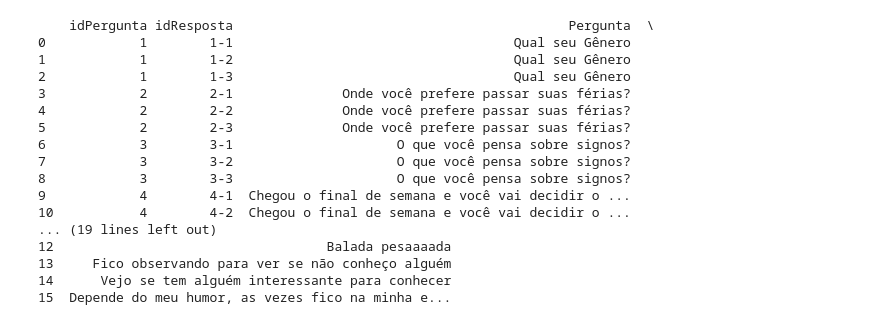
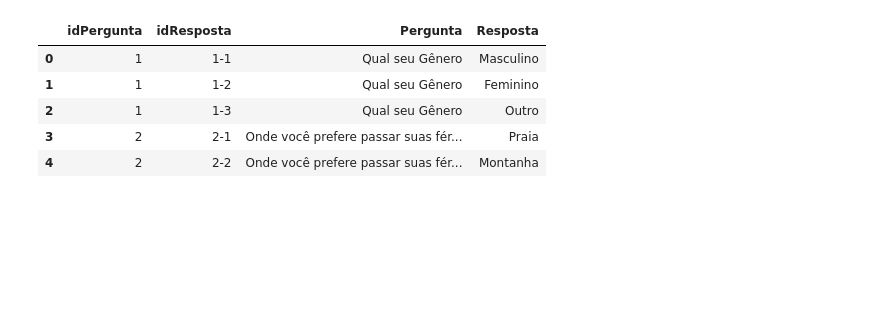
Before and after one commit to cezarbaque1/surprise-recomendacao, a Jupyter notebook: base_perguntas.ipynb, the cells around one changed output. Cells and saved outputs as stored; diff of their text form; code cells hidden in the pictures; blank space fills up the shorter version.

```diff
--- a/base_perguntas.ipynb
+++ b/base_perguntas.ipynb
@@ -1,46 +1,36 @@
 # %%
 import pandas as pd
 
-# Dados fornecidos
-dados = {
-    'idPergunta': [1, 1, 1, 2, 2, 2, 3, 3, 3, 4, 4, 4, 4, 5, 5, 5],
-    'idResposta': ['1-1', '1-2', '1-3', '2-1', '2-2', '2-3', '3-1', '3-2', '3-3', '4-1', '4-2', '4-3', '4-4', '5-1', '5-2', '5-3'],
-    'Pergunta': [
-        'Qual seu Gênero', 'Qual seu Gênero', 'Qual seu Gênero',
-        'Onde você prefere passar suas férias?', 'Onde você prefere passar suas férias?', 'Onde você prefere passar suas férias?',
-        'O que você pensa sobre signos?', 'O que você pensa sobre signos?', 'O que você pensa sobre signos?',
-        'Chegou o final de semana e você vai decidir o que fazer, o que vem primeiro na sua cabeça?', 'Chegou o final de semana e você vai decidir o que fazer, o que vem primeiro na sua cabeça?', 'Chegou o final de semana e você vai decidir o que fazer, o que vem primeiro na sua cabeça?', 'Chegou o final de semana e você vai decidir o que fazer, o que vem primeiro na sua cabeça?',
-        'Você chegou em uma sala onde não conhece ninguém, o que você faz?', 'Você chegou em uma sala onde não conhece ninguém, o que você faz?', 'Você chegou em uma sala onde não conhece ninguém, o que você faz?'
-    ],
-    'Resposta': [
-        'Masculino', 'Feminino', 'Outro',
-        'Praia', 'Montanha', 'Tanto faz',
-        'Já acertou muita coisa sobre mim', 'Fiz meu mapa astral uma vez', 'Não acredito que a posição dos planetas influenciem minha vida',
-        'Cineminha top', 'Um Barzinho de leve', 'Ficar em casa', 'Balada pesaaaada',
-        'Fico observando para ver se não conheço alguém', 'Vejo se tem alguém interessante para conhecer', 'Depende do meu humor, as vezes fico na minha e as vezes tento puxar assunto'
-    ]
-}
+def get_questions():
+    # Dados fornecidos
+    dados = {
+        'idPergunta': [1, 1, 1, 2, 2, 2, 3, 3, 3, 4, 4, 4, 4, 5, 5, 5],
+        'idResposta': ['1-1', '1-2', '1-3', '2-1', '2-2', '2-3', '3-1', '3-2', '3-3', '4-1', '4-2', '4-3', '4-4', '5-1', '5-2', '5-3'],
+        'Pergunta': [
+            'Qual seu Gênero', 'Qual seu Gênero', 'Qual seu Gênero',
+            'Onde você prefere passar suas férias?', 'Onde você prefere passar suas férias?', 'Onde você prefere passar suas férias?',
+            'O que você pensa sobre signos?', 'O que você pensa sobre signos?', 'O que você pensa sobre signos?',
+            'Chegou o final de semana e você vai decidir o que fazer, o que vem primeiro na sua cabeça?', 'Chegou o final de semana e você vai decidir o que fazer, o que vem primeiro na sua cabeça?', 'Chegou o final de semana e você vai decidir o que fazer, o que vem primeiro na sua cabeça?', 'Chegou o final de semana e você vai decidir o que fazer, o que vem primeiro na sua cabeça?',
+            'Você chegou em uma sala onde não conhece ninguém, o que você faz?', 'Você chegou em uma sala onde não conhece ninguém, o que você faz?', 'Você chegou em uma sala onde não conhece ninguém, o que você faz?'
+        ],
+        'Resposta': [
+            'Masculino', 'Feminino', 'Outro',
+            'Praia', 'Montanha', 'Tanto faz',
+            'Já acertou muita coisa sobre mim', 'Fiz meu mapa astral uma vez', 'Não acredito que a posição dos planetas influenciem minha vida',
+            'Cineminha top', 'Um Barzinho de leve', 'Ficar em casa', 'Balada pesaaaada',
+            'Fico observando para ver se não conheço alguém', 'Vejo se tem alguém interessante para conhecer', 'Depende do meu humor, as vezes fico na minha e as vezes tento puxar assunto'
+        ]
+    }
+    # Criação do DataFrame
+    dfPerguntas = pd.DataFrame(dados)
+    return dfPerguntas
 
-# Criação do DataFrame
-dfPerguntas = pd.DataFrame(dados)
-
-# Exibição do DataFrame
-print(dfPerguntas)
+teste = get_questions()
+teste.head()
 # %% [output]
-    idPergunta idResposta                                           Pergunta  \
-0            1        1-1                                    Qual seu Gênero
-1            1        1-2                                    Qual seu Gênero
-2            1        1-3                                    Qual seu Gênero
-3            2        2-1              Onde você prefere passar suas férias?
-4            2        2-2              Onde você prefere passar suas férias?
-5            2        2-3              Onde você prefere passar suas férias?
-6            3        3-1                     O que você pensa sobre signos?
-7            3        3-2                     O que você pensa sobre signos?
-8            3        3-3                     O que você pensa sobre signos?
-9            4        4-1  Chegou o final de semana e você vai decidir o ...
-10           4        4-2  Chegou o final de semana e você vai decidir o ...
-... (19 lines left out)
-12                                   Balada pesaaaada
-13     Fico observando para ver se não conheço alguém
-14      Vejo se tem alguém interessante para conhecer
-15  Depende do meu humor, as vezes fico na minha e...
+|  | idPergunta | idResposta | Pergunta | Resposta |
+| 0 | 1 | 1-1 | Qual seu Gênero | Masculino |
+| 1 | 1 | 1-2 | Qual seu Gênero | Feminino |
+| 2 | 1 | 1-3 | Qual seu Gênero | Outro |
+| 3 | 2 | 2-1 | Onde você prefere passar suas fér... | Praia |
+| 4 | 2 | 2-2 | Onde você prefere passar suas fér... | Montanha |
```
Also changed, not shown: parts of 1 cell of this notebook, 6 other files.
